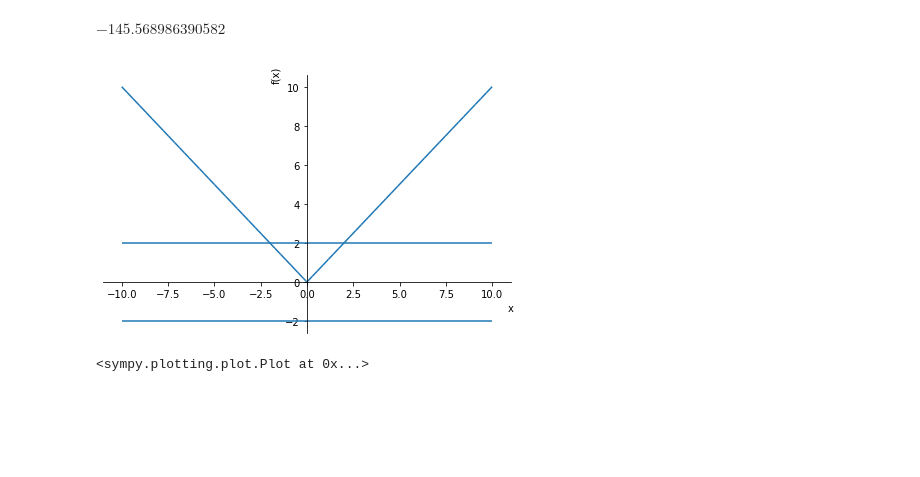
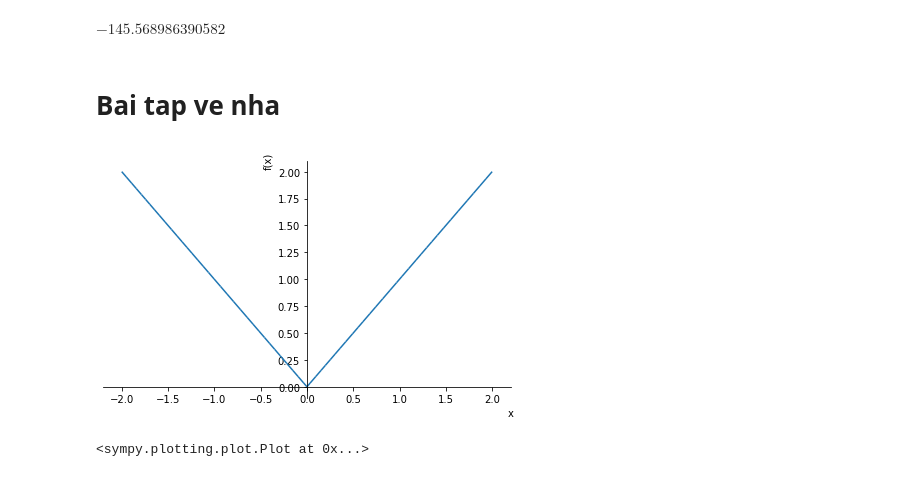
Before and after one commit to biuham/thuchanhtoancc, a Jupyter notebook: BAI_2.ipynb, the cells around one changed output. Saved outputs shown, nothing was run; the diff lists cells and outputs as text; code cells hidden in the pictures; blank space fills up the shorter version.

```diff
--- a/BAI_2.ipynb
+++ b/BAI_2.ipynb
@@ -172,10 +172,12 @@ thay the bang subs
 d2.subs({x:B}).evalf()
 # %% [output]
 $\displaystyle -145.568986390582$
+# %% [markdown]
+# Bai tap ve nha
 # %%
 import sympy
 f = abs(x)
-sympy.plot(f, -2, 2)
+sympy.plot(f,(x, -2, 2))
 # %% [output]
-[figure, old version]
+[figure, new version]
 <sympy.plotting.plot.Plot at 0x...>
```
Also changed, not shown: parts of 11 cells of this notebook.
